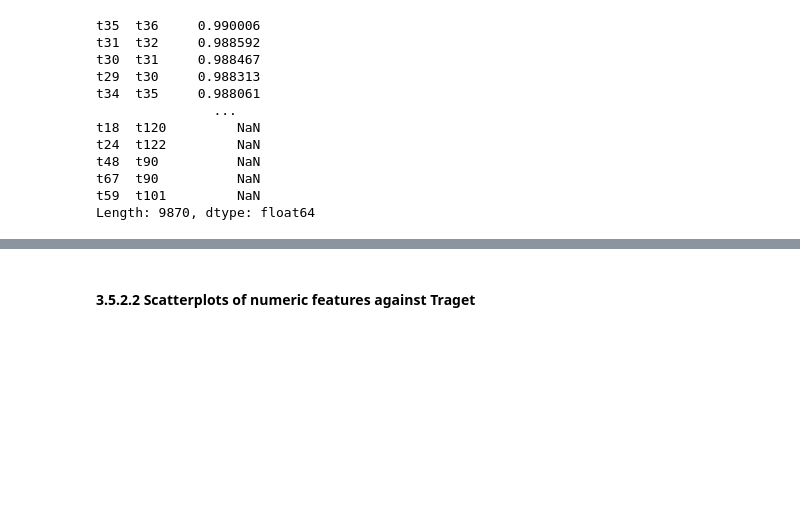
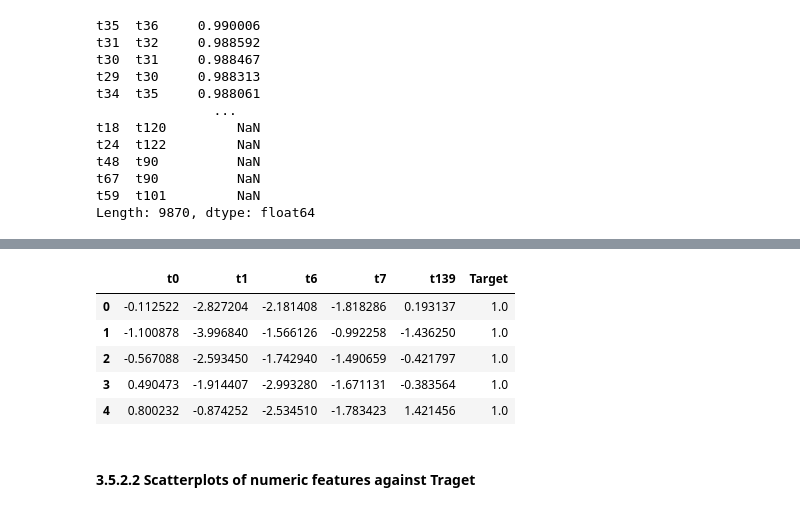
Before and after one commit to azarbarzin/Springboard, a Jupyter notebook: Capstone Project 2/Notebooks/03_exploratory_data_analysis.ipynb, the cells around one changed output, grey strips where cells are left out. Cells and saved outputs as stored; diff of their text form; code cells hidden in the pictures; blank space fills up the shorter version.

```diff
--- a/Capstone Project 2/Notebooks/03_exploratory_data_analysis.ipynb
+++ b/Capstone Project 2/Notebooks/03_exploratory_data_analysis.ipynb
@@ -277,3 +261,21 @@ Length: 9870, dtype: float64
+# %%
+def trimm_correlated(df_in, threshold):
+    df_corr = df_in.corr() #(method='pearson', min_periods=1)
+
+    df_not_correlated = ~(df_corr.mask(np.tril(np.ones([len(df_corr)]*2, dtype=bool))).abs() > threshold).any()
+    un_corr_idx = df_not_correlated.loc[df_not_correlated[df_not_correlated.index] == True].index
+    df_out = df_in[un_corr_idx]
+    return df_out
+
+uncorrelated_ecg_data_085 = trimm_correlated(ecg_data,0.85)
+uncorrelated_ecg_data_085.head()
+# %% [output]
+|  | t0 | t1 | t6 | t7 | t139 | Target |
+| 0 | -0.112522 | -2.827204 | -2.181408 | -1.818286 | 0.193137 | 1.0 |
+| 1 | -1.100878 | -3.996840 | -1.566126 | -0.992258 | -1.436250 | 1.0 |
+| 2 | -0.567088 | -2.593450 | -1.742940 | -1.490659 | -0.421797 | 1.0 |
+| 3 | 0.490473 | -1.914407 | -2.993280 | -1.671131 | -0.383564 | 1.0 |
+| 4 | 0.800232 | -0.874252 | -2.534510 | -1.783423 | 1.421456 | 1.0 |
 # %% [markdown]
 #### 3.5.2.2 Scatterplots of numeric features against Traget<a id='3.5.5.2_Scatterplots_of_numeric_features_against_target'></a>
 # %% [markdown]
```
Also changed, not shown: parts of 4 cells of this notebook, 1 other file.
